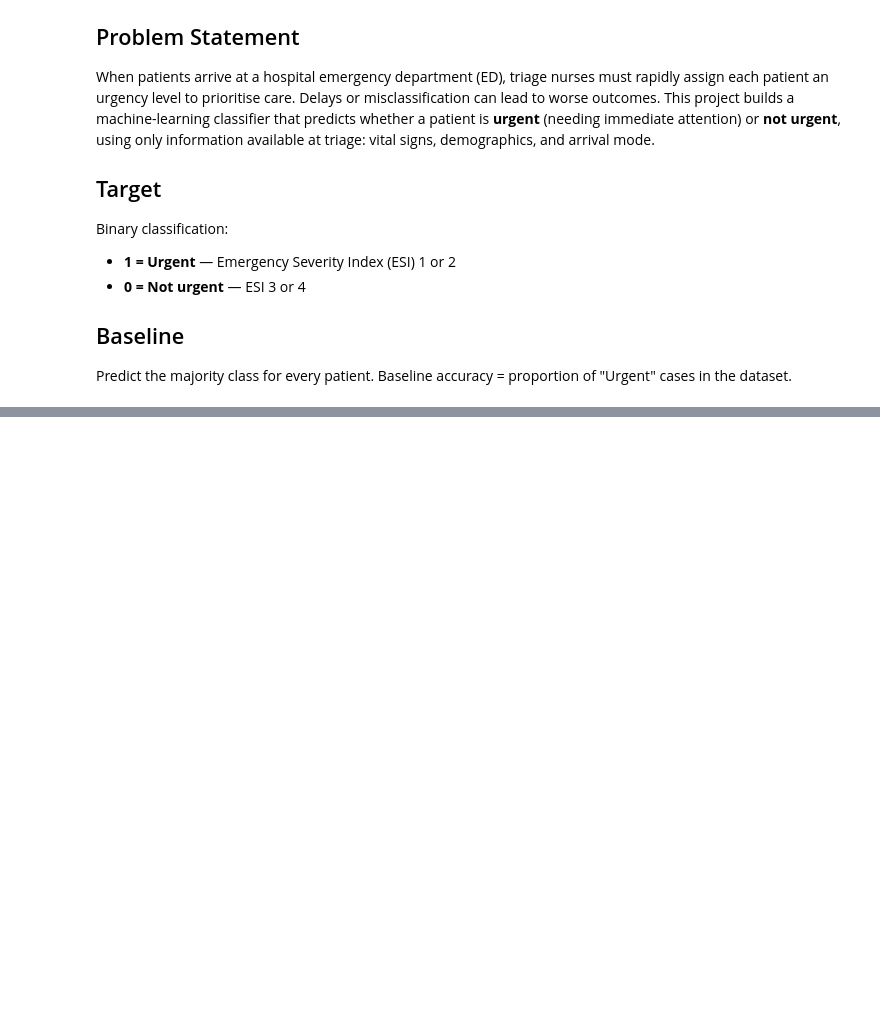
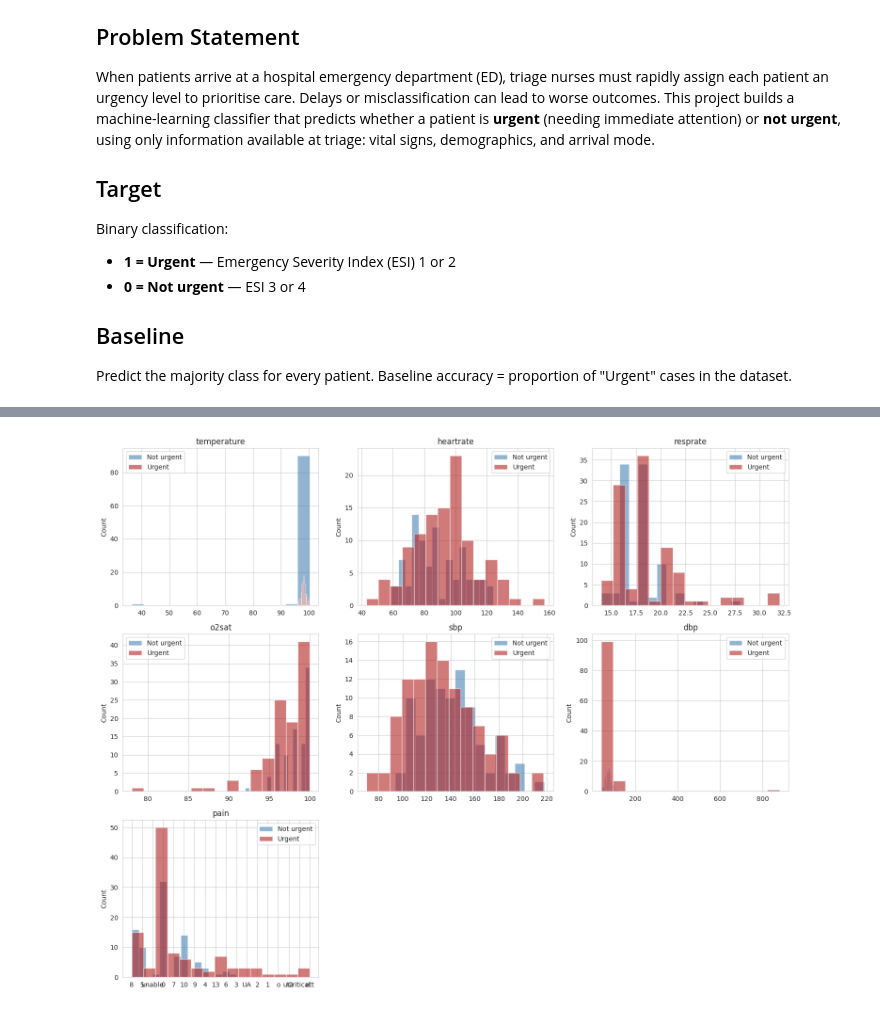
Before and after one commit to mugishaalex24682-cloud/bcs3101-capstone, a Jupyter notebook: notebooks/capstone_urgency_classifier.ipynb, the cells around one changed output, grey strips where cells are left out. Drawn from its saved outputs; the diff is of its cells as text; code cells hidden in the pictures; blank space fills up the shorter version.

```diff
--- a/notebooks/capstone_urgency_classifier.ipynb
+++ b/notebooks/capstone_urgency_classifier.ipynb
@@ -50,0 +79,10 @@ of "Urgent" cases in the dataset.
+# %%
+# Load triage and edstays
+triage = pd.read_csv('mimic-iv-ed-demo-2.2/ed/triage.csv.gz')
+edstays = pd.read_csv('mimic-iv-ed-demo-2.2/ed/edstays.csv.gz')
+
+print(f"Triage shape: {triage.shape}")
+print(f"EDStays shape: {edstays.shape}")
+
+print("\nTriage columns:", triage.columns.tolist())
+print("\nEDStays columns:", edstays.columns.tolist())
@@ -50,0 +185,22 @@ of "Urgent" cases in the dataset.
+# %%
+vitals = ['temperature', 'heartrate', 'resprate', 'o2sat', 'sbp', 'dbp', 'pain']
+
+fig, axes = plt.subplots(3, 3, figsize=(15, 12))
+axes = axes.flatten()
+
+for i, col in enumerate(vitals):
+    for label, color, name in [(0, 'steelblue', 'Not urgent'),
+                                (1, 'firebrick', 'Urgent')]:
+        axes[i].hist(df[df['is_urgent'] == label][col].dropna(),
+                     bins=15, alpha=0.6, color=color, label=name)
+    axes[i].set_title(col)
+    axes[i].legend()
+    axes[i].set_ylabel('Count')
+
+axes[-1].axis('off')
+axes[-2].axis('off')
+plt.tight_layout()
+plt.savefig('vitals_by_class.png', dpi=100, bbox_inches='tight')
+plt.show()
+# %% [output]
+[figure, added]
```
Also changed, not shown: parts of 6 cells of this notebook.
